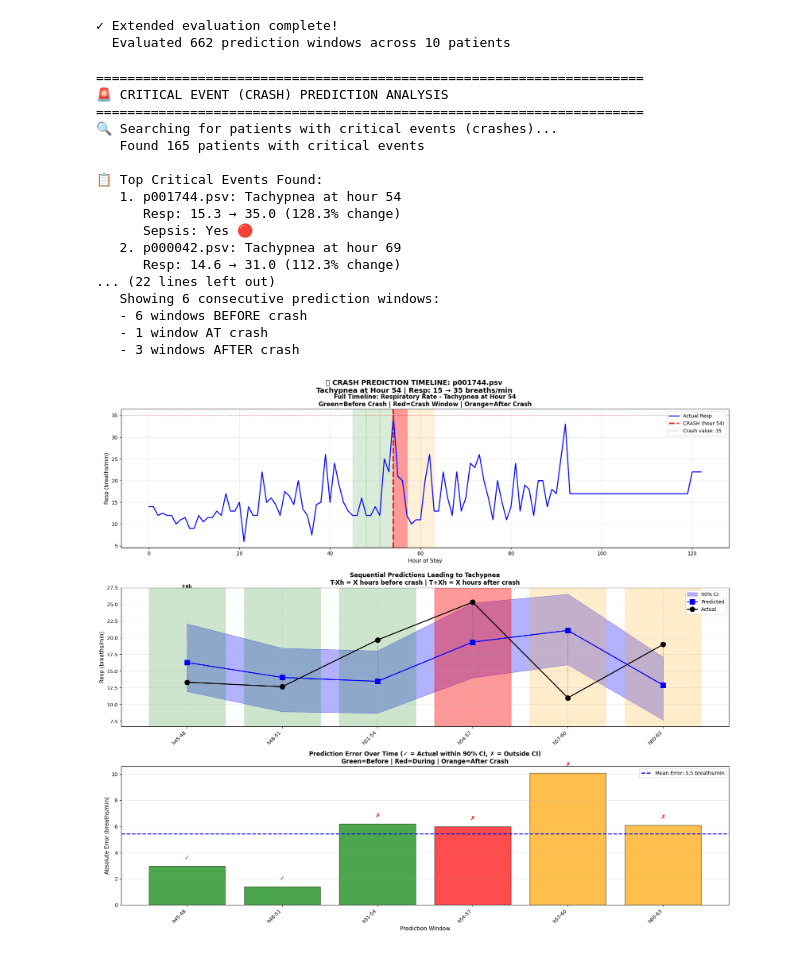
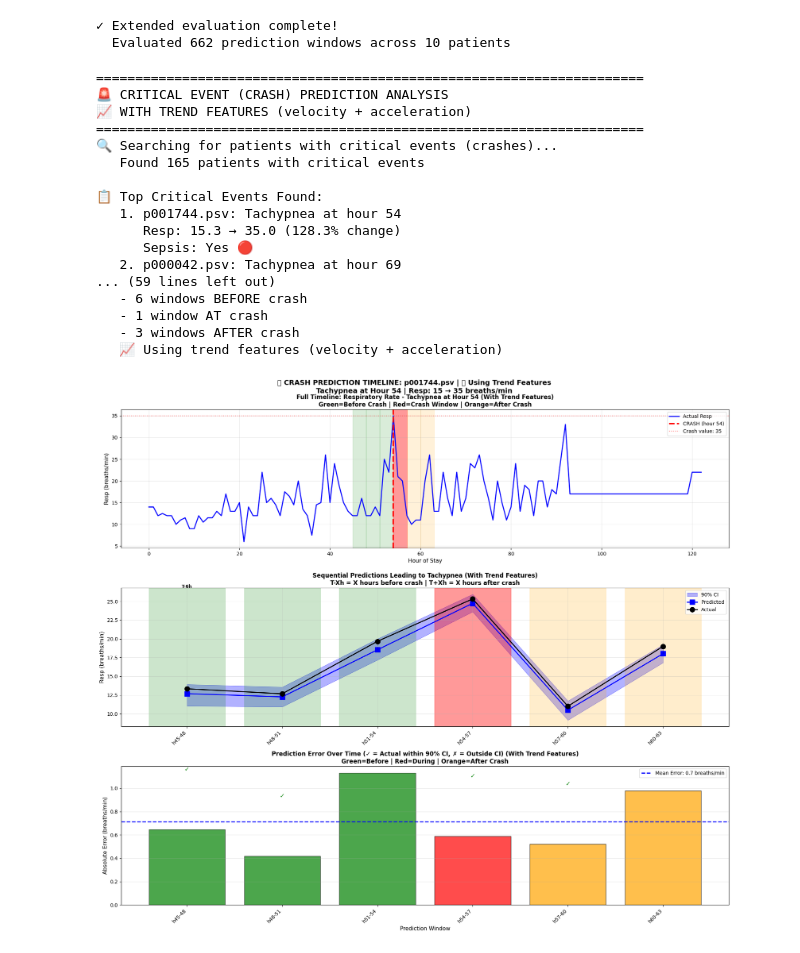
Before and after one commit to Nan0101/probabilistic_vital_sign_forecasting_using_diffusion_models, a Jupyter notebook: IPR_Final_Project.ipynb, the cells around one changed output. Drawn from its saved outputs; the diff is of its cells as text; code cells hidden in the pictures.

Commit message:
UPDATE: add trend features

```diff
--- a/IPR_Final_Project.ipynb
+++ b/IPR_Final_Project.ipynb
@@ -1220,7 +1307,7 @@ extended_metrics = run_extended_evaluation(model, device, n_patients=10)
   Evaluated 662 prediction windows across 10 patients
 # %%
 # ==========================================
-# 10. Critical Event (Crash) Prediction Analysis
+# 10. Critical Event (Crash) Prediction Analysis (With Trend Features)
 # ==========================================
 """
 Find a patient who experienced a critical event (crash) such as:
@@ -1230,7 +1317,35 @@ Find a patient who experienced a critical event (crash) such as:
 
 Then evaluate how well the model predicted the crash BEFORE it happened.
 Shows ALL consecutive predictions leading up to, during, and after the crash.
+
+NOW with trend features to detect velocity/acceleration patterns!
 """
+
+def prepare_patient_data_with_trends(filename, data_dir, config):
+    """
+    Load a patient's data and compute trend features.
+    Returns: (normalized_data, trends, has_sepsis)
+    """
+    df = pd.read_csv(os.path.join(data_dir, filename), sep='|')
+    has_sepsis = df['SepsisLabel'].max() == 1 if 'SepsisLabel' in df.columns else False
+
+    df_vitals = df[config["VITALS"]].copy()
+    df_vitals = df_vitals.ffill().bfill().fillna(0)
+
+    norm_vals = {'HR': 100, 'MAP': 100, 'O2Sat': 100, 'SBP': 140, 'Resp': 20}
+    for v in config["VITALS"]:
+        df_vitals[v] = df_vitals[v] / norm_vals[v]
+
+    data = df_vitals.values.astype(np.float32)
+
+    # Compute trend features if enabled
+    trends = None
+    if config.get("USE_TREND_FEATURES", False):
+        trend_windows = config.get("TREND_WINDOWS", [3, 6, 12])
+        trends = compute_trend_features(data, trend_windows)
+
+    return data, trends, has_sepsis
+
 
 def find_patient_with_crash(data_dir, config, min_hours=60):
     """
@@ -1316,13 +1431,18 @@ def evaluate_crash_prediction(model, device, windows_before=6, windows_after=3):
     """
     Evaluate model's ability to predict a critical crash event.
     Shows ALL consecutive predictions leading up to the crash.
+    NOW uses TREND features for better anticipation!
 
     Args:
         windows_before: Number of 3-hour windows to show BEFORE the crash (default: 6 = 18 hours)
         windows_after: Number of 3-hour windows to show AFTER the crash (default: 3 = 9 hours)
     """
+    use_trends = CONFIG.get("USE_TREND_FEATURES", False)
+
     print("\n" + "="*70)
     print("🚨 CRITICAL EVENT (CRASH) PREDICTION ANALYSIS")
+    if use_trends:
+        print("📈 WITH TREND FEATURES (velocity + acceleration)")
     print("="*70)
 
     # Find patients with crashes
@@ -1352,8 +1472,8 @@ def evaluate_crash_prediction(model, device, windows_before=6, windows_after=3):
     print(f"   Severity: {patient_info['severity']:.1f}% change")
     print(f"   Sepsis: {'Yes 🔴' if patient_info['has_sepsis'] else 'No 🟢'}")
 
-    # Load patient data
-    patient_data, has_sepsis = prepare_patient_data(
+    # Load patient data WITH TRENDS
+    patient_data, patient_trends, has_sepsis = prepare_patient_data_with_trends(
         patient_info['filename'], CONFIG["DATA_PATH"], CONFIG
     )
 
@@ -1400,6 +1520,8 @@ def evaluate_crash_prediction(model, device, windows_before=6, windows_after=3):
     print(f"   - {windows_before} windows BEFORE crash")
     print(f"   - 1 window AT crash")
     print(f"   - {windows_after} windows AFTER crash")
+    if use_trends:
+        print(f"   📈 Using trend features (velocity + acceleration)")
 
     # Evaluate each window
     results = []
@@ -1407,7 +1529,13 @@ def evaluate_crash_prediction(model, device, windows_before=6, windows_after=3):
         window = patient_data[start_hour : start_hour + seq_len]
         window_tensor = torch.tensor(window).transpose(0, 1)
 
-        futures = generate_digital_twin(model, window_tensor, device)
+        # Get trend features for this window
+        window_trends = None
+        if use_trends and patient_trends is not None:
+            trend_window = patient_trends[start_hour : start_hour + seq_len]
+            window_trends = torch.tensor(trend_window).transpose(0, 1)
+
+        futures = generate_digital_twin(model, window_tensor, device, trends=window_trends)
 
         truth = window_tensor[:, -pred_len:].numpy()
         preds = futures[:, :, -pred_len:]
@@ -1481,7 +1609,8 @@ def evaluate_crash_prediction(model, device, windows_before=6, windows_after=3):
 
     ax1.set_xlabel('Hour of Stay', fontsize=11)
     ax1.set_ylabel(f'{crash_vital} ({crash_unit})', fontsize=11)
-    ax1.set_title(f"Full Timeline: {VITAL_INFO[crash_vital]['name']} - {patient_info['crash_type']} at Hour {crash_hour}\n"
+    title_suffix = " (With Trend Features)" if use_trends else ""
+    ax1.set_title(f"Full Timeline: {VITAL_INFO[crash_vital]['name']} - {patient_info['crash_type']} at Hour {crash_hour}{title_suffix}\n"
                   f"Green=Before Crash | Red=Crash Window | Orange=After Crash",
                   fontsize=12, fontweight='bold')
     ax1.legend(loc='upper right')
@@ -1539,7 +1668,7 @@ def evaluate_crash_prediction(model, device, windows_before=6, windows_after=3):
         ax2.plot([i, i], [actual_vals[i], pred_vals[i]], 'k--', alpha=0.3, linewidth=1)
 
     ax2.set_ylabel(f'{crash_vital} ({crash_unit})', fontsize=11)
-    ax2.set_title(f"Sequential Predictions Leading to {patient_info['crash_type']}\n"
+    ax2.set_title(f"Sequential Predictions Leading to {patient_info['crash_type']}{title_suffix}\n"
                   f"T-Xh = X hours before crash | T+Xh = X hours after crash",
                   fontsize=12, fontweight='bold')
     ax2.legend(loc='upper right')
@@ -1576,7 +1705,7 @@ def evaluate_crash_prediction(model, device, windows_before=6, windows_after=3):
 
     ax3.set_xlabel('Prediction Window', fontsize=11)
     ax3.set_ylabel(f'Absolute Error ({crash_unit})', fontsize=11)
-    ax3.set_title(f"Prediction Error Over Time (✓ = Actual within 90% CI, ✗ = Outside CI)\n"
+    ax3.set_title(f"Prediction Error Over Time (✓ = Actual within 90% CI, ✗ = Outside CI){title_suffix}\n"
                   f"Green=Before | Red=During | Orange=After Crash",
                   fontsize=12, fontweight='bold')
     ax3.legend(loc='upper right')
@@ -1584,7 +1713,8 @@ def evaluate_crash_prediction(model, device, windows_before=6, windows_after=3):
     ax3.set_xticks(x_positions)
     ax3.set_xticklabels([r['pred_hours'] for r in results], rotation=45, ha='right')
 
-    plt.suptitle(f"🚨 CRASH PREDICTION TIMELINE: {patient_info['filename']}\n"
+    trend_note = " | 📈 Using Trend Features" if use_trends else ""
+    plt.suptitle(f"🚨 CRASH PREDICTION TIMELINE: {patient_info['filename']}{trend_note}\n"
                  f"{patient_info['crash_type']} at Hour {crash_hour} | "
                  f"{crash_vital}: {patient_info['pre_crash_mean']:.0f} → {patient_info['crash_value']:.0f} {crash_unit}",
                  fontsize=14, fontweight='bold')
@@ -1596,6 +1726,8 @@ def evaluate_crash_prediction(model, device, windows_before=6, windows_after=3):
     # ==========================================
     print("\n" + "="*90)
     print("📊 DETAILED PREDICTION TIMELINE")
+    if use_trends:
+        print("   (Model trained WITH velocity + acceleration features)")
     print("="*90)
     print(f"\n{'Window':<12} {'Timing':<10} {'Hours':<8} {'Predicted':<12} {'Actual':<12} {'Error':<10} {'In 90% CI':<10}")
     print("-" * 90)
@@ -1674,7 +1806,7 @@ def evaluate_crash_prediction(model, device, windows_before=6, windows_after=3):
             else:
                 print(f"\n   ⚠️ Model did NOT anticipate the decline")
         else:
-            # For spikes
+            # For spikes (Tachycardia, Tachypnea)
             trending_up = pred_trend[-1] > pred_trend[0] if len(pred_trend) > 1 else False
             last_pred_above_baseline = pred_trend[-1] > patient_info['pre_crash_mean']
             print(f"\n   Model predictions before crash:")
@@ -1686,39 +1818,44 @@ def evaluate_crash_prediction(model, device, windows_before=6, windows_after=3):
                 print(f"\n   ✅ Model showed EARLY WARNING signs (predicted higher values before crash)")
             else:
                 print(f"\n   ⚠️ Model did NOT anticipate the spike")
+
+    if use_trends:
+        print(f"\n📈 TREND FEATURE IMPACT:")
+        print(f"   The model now uses velocity (rate of change) and acceleration")
+        print(f"   at windows of {CONFIG.get('TREND_WINDOWS', [3, 6, 12])} hours to detect patterns.")
 
     print(f"\n✓ Crash prediction analysis complete!")
 
     return {
         'patient_info': patient_info,
         'results': results,
         'before_results': before_results,
         'crash_results': crash_results,
         'after_results': after_results
     }
 
 
 # Run crash prediction analysis
 # Shows 6 windows before crash (~18 hours), crash window, and 3 windows after (~9 hours)
 crash_analysis = evaluate_crash_prediction(model, device, windows_before=6, windows_after=3)
 # %% [output]
 ======================================================================
 🚨 CRITICAL EVENT (CRASH) PREDICTION ANALYSIS
+📈 WITH TREND FEATURES (velocity + acceleration)
 ======================================================================
 🔍 Searching for patients with critical events (crashes)...
    Found 165 patients with critical events
 
 📋 Top Critical Events Found:
    1. p001744.psv: Tachypnea at hour 54
       Resp: 15.3 → 35.0 (128.3% change)
       Sepsis: Yes 🔴
    2. p000042.psv: Tachypnea at hour 69
-      Resp: 14.6 → 31.0 (112.3% change)
-... (22 lines left out)
-   Showing 6 consecutive prediction windows:
+... (59 lines left out)
    - 6 windows BEFORE crash
    - 1 window AT crash
    - 3 windows AFTER crash
+   📈 Using trend features (velocity + acceleration)
-[figure, old version]
+[figure, new version]
 ==========================================================================================
 📊 DETAILED PREDICTION TIMELINE
```
Also changed, not shown: parts of 3 cells of this notebook.
